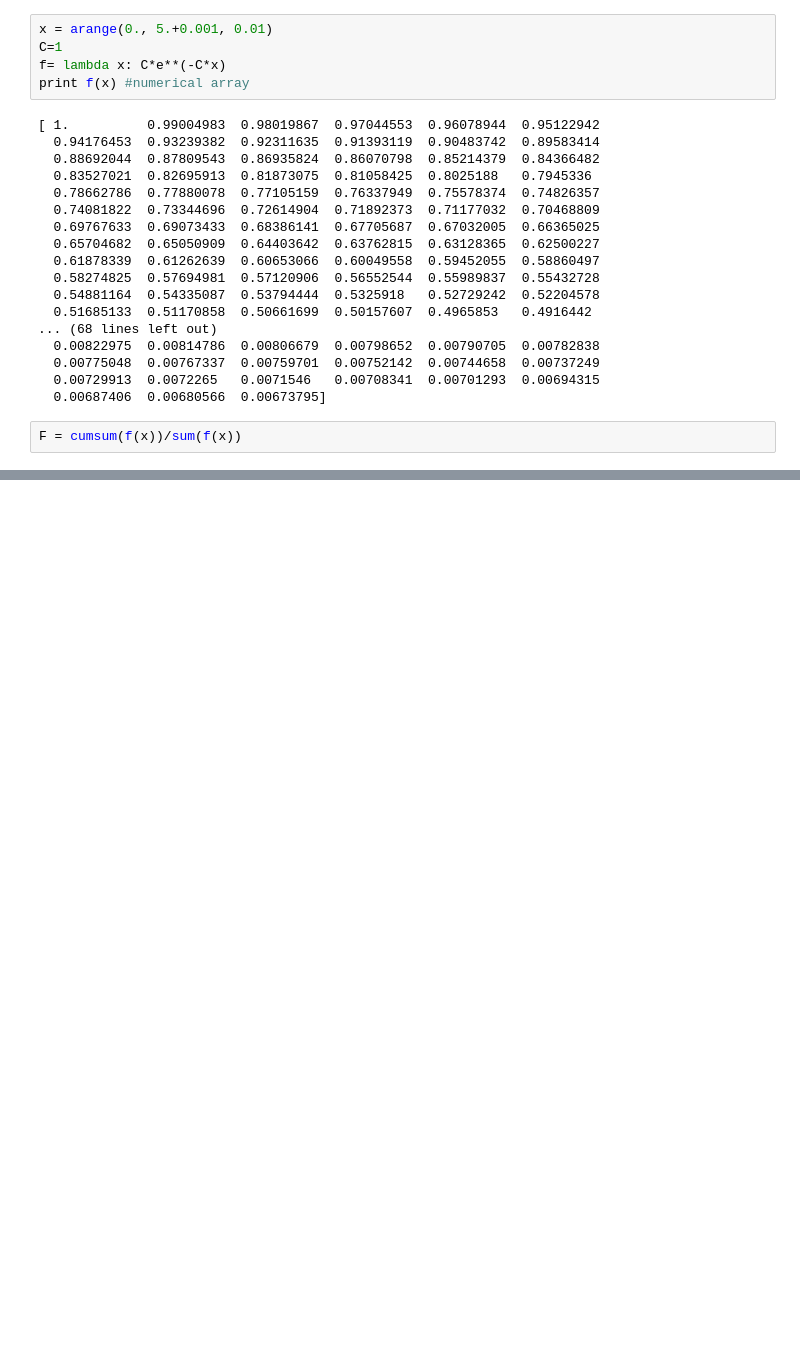
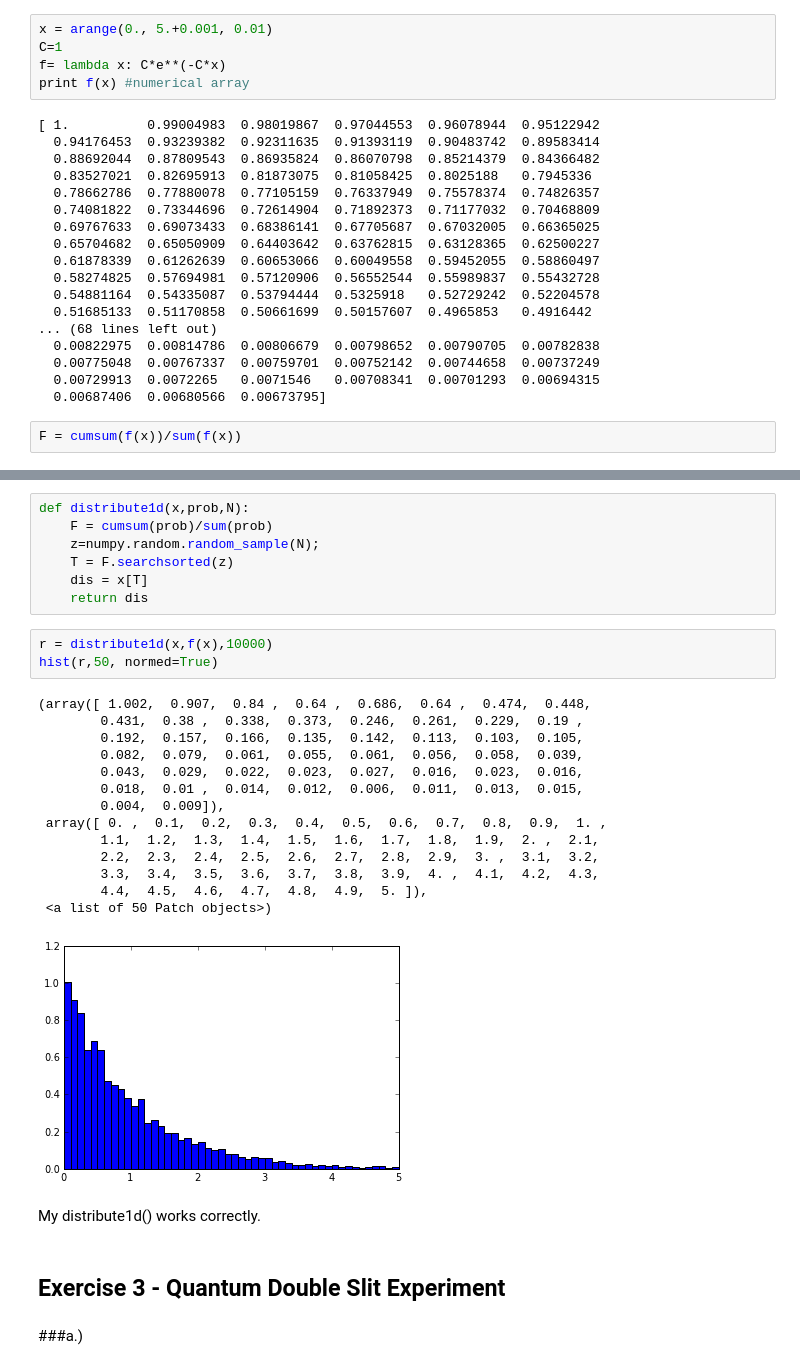
Before and after one commit to npilgram/PHYS202-S13, a Jupyter notebook: Week8/Week8Notes.ipynb, the cells around one changed output, grey strips where cells are left out. Drawn from its saved outputs; the diff is of its cells as text; blank space fills up the shorter version.

```diff
--- a/Week8/Week8Notes.ipynb
+++ b/Week8/Week8Notes.ipynb
@@ -167,0 +187,32 @@ F = cumsum(f(x))/sum(f(x))
+# %%
+def distribute1d(x,prob,N):
+    F = cumsum(prob)/sum(prob)
+    z=numpy.random.random_sample(N);
+    T = F.searchsorted(z)
+    dis = x[T]
+    return dis
+# %%
+r = distribute1d(x,f(x),10000)
+hist(r,50, normed=True)
+# %% [output]
+(array([ 1.002,  0.907,  0.84 ,  0.64 ,  0.686,  0.64 ,  0.474,  0.448,
+        0.431,  0.38 ,  0.338,  0.373,  0.246,  0.261,  0.229,  0.19 ,
+        0.192,  0.157,  0.166,  0.135,  0.142,  0.113,  0.103,  0.105,
+        0.082,  0.079,  0.061,  0.055,  0.061,  0.056,  0.058,  0.039,
+        0.043,  0.029,  0.022,  0.023,  0.027,  0.016,  0.023,  0.016,
+        0.018,  0.01 ,  0.014,  0.012,  0.006,  0.011,  0.013,  0.015,
+        0.004,  0.009]),
+ array([ 0. ,  0.1,  0.2,  0.3,  0.4,  0.5,  0.6,  0.7,  0.8,  0.9,  1. ,
+        1.1,  1.2,  1.3,  1.4,  1.5,  1.6,  1.7,  1.8,  1.9,  2. ,  2.1,
+        2.2,  2.3,  2.4,  2.5,  2.6,  2.7,  2.8,  2.9,  3. ,  3.1,  3.2,
+        3.3,  3.4,  3.5,  3.6,  3.7,  3.8,  3.9,  4. ,  4.1,  4.2,  4.3,
+        4.4,  4.5,  4.6,  4.7,  4.8,  4.9,  5. ]),
+ <a list of 50 Patch objects>)
+[figure, added]
+# %% [markdown]
+My distribute1d() works correctly.
+# %% [markdown]
+Exercise 3 - Quantum Double Slit Experiment
+---
+# %% [markdown]
+###a.)
```
Also changed, not shown: parts of 9 cells of this notebook.
